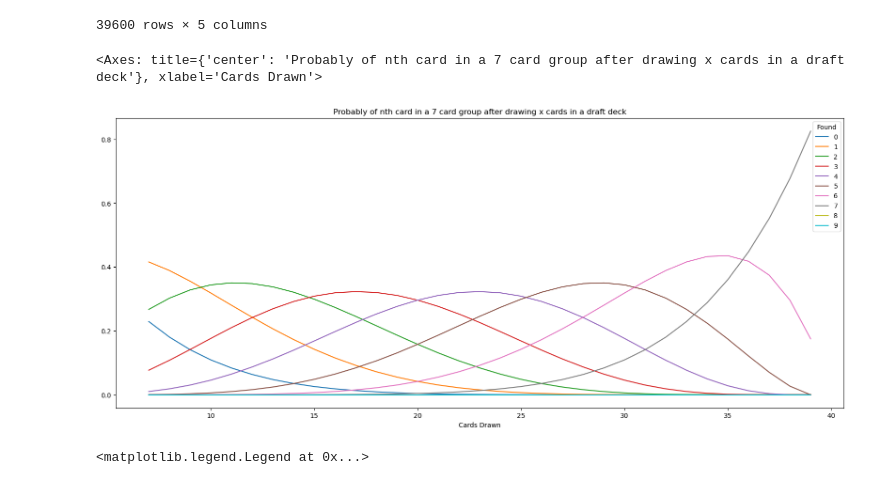
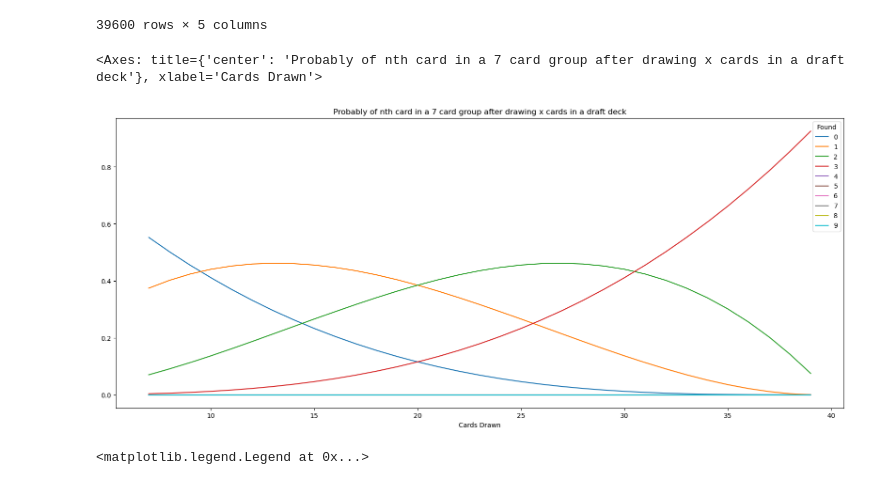
Before and after one commit to ryanrolds/notebooks, a Jupyter notebook: draw_probabilities.ipynb, the cells around one changed output. Cells and saved outputs as stored; diff of their text form; code cells hidden in the pictures.

Commit message:
Updated to more reasonable draft example

```diff
--- a/draw_probabilities.ipynb
+++ b/draw_probabilities.ipynb
@@ -49,12 +49,12 @@ df
 39600 rows × 5 columns
 # %%
 draft_starting_hand = df.loc[df['Deck size'] == 40, :]
-draft_starting_hand = draft_starting_hand.loc[draft_starting_hand['Group Size'] == 7, :]
+draft_starting_hand = draft_starting_hand.loc[draft_starting_hand['Group Size'] == 3, :]
 draft_starting_hand = draft_starting_hand.pivot(index='Cards Drawn', columns='Found', values='Probability')
 draft_starting_hand.plot(kind='line', figsize=(20, 8), title="Probably of nth card in a 7 card group after drawing x cards in a draft deck")
 # %% [output]
 <Axes: title={'center': 'Probably of nth card in a 7 card group after drawing x cards in a draft deck'}, xlabel='Cards Drawn'>
-[figure, old version]
+[figure, new version]
 # %%
 cmd_starting_hand = df.loc[df['Deck size'] == 99, :]
 cmd_starting_hand = cmd_starting_hand.loc[cmd_starting_hand['Cards Drawn'] == 7, :]
```
